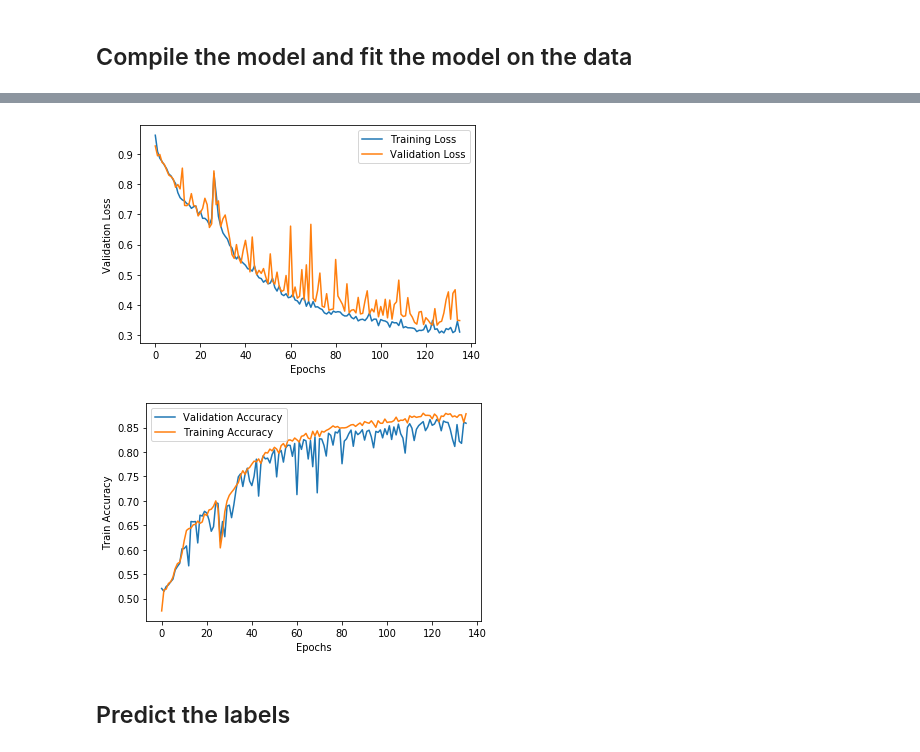
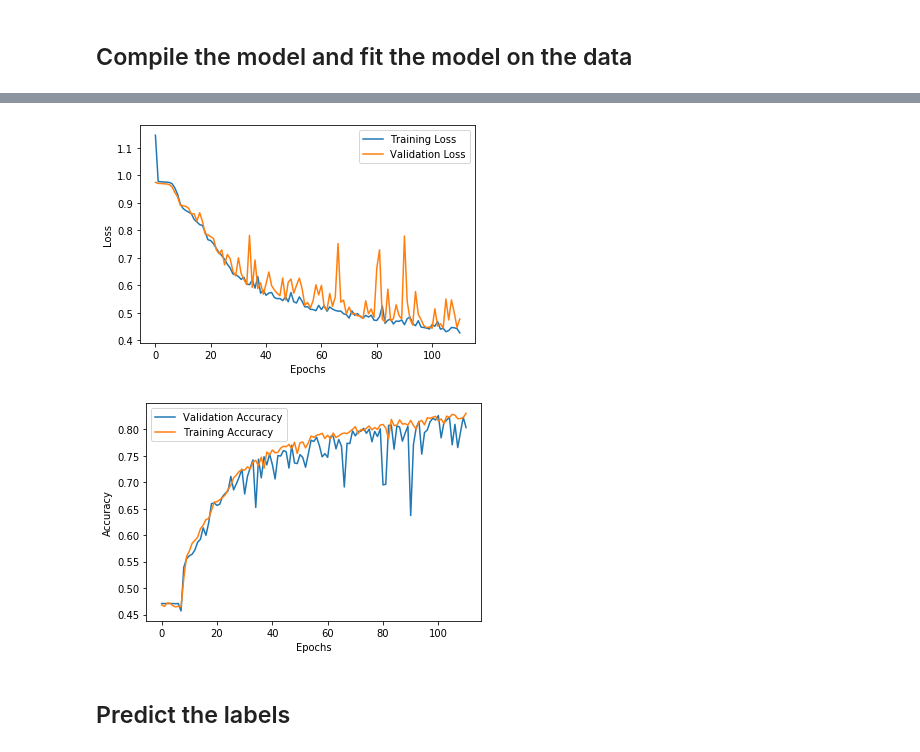
Before and after one commit to kaushu42/mail-classifier-svm-lstm, a Jupyter notebook: notebooks/Model.ipynb, the cells around one changed output, grey strips where cells are left out. Saved outputs shown, nothing was run; the diff lists cells and outputs as text; code cells hidden in the pictures.

Commit message:
Trained model on LSTM rather than CuDNNLSTM

```diff
--- a/notebooks/Model.ipynb
+++ b/notebooks/Model.ipynb
@@ -246,27 +251,23 @@ train_acc = model.history.history['acc']
 val_loss = model.history.history['val_loss']
 val_acc = model.history.history['val_acc']
 # %%
-plt.xlabel('Epochs')
-plt.ylabel('Training Loss')
 plt.plot(train_loss, label='Training Loss')
 plt.xlabel('Epochs')
-plt.ylabel('Validation Loss')
+plt.ylabel('Loss')
 plt.plot(val_loss, label='Validation Loss')
 plt.legend()
 plt.show()
 # %% [output]
-[figure, old version]
+[figure, new version]
 # %%
-plt.xlabel('Epochs')
-plt.ylabel('Validation Accuracy')
 plt.plot(val_acc, label='Validation Accuracy')
 plt.xlabel('Epochs')
-plt.ylabel('Train Accuracy')
+plt.ylabel('Accuracy')
 plt.plot(train_acc, label='Training Accuracy')
 plt.legend()
 plt.show()
 # %% [output]
-[figure, old version]
+[figure, new version]
 # %% [markdown]
 ## Predict the labels
 # %%
```
Also changed, not shown: parts of 6 cells of this notebook, 2 other files.
